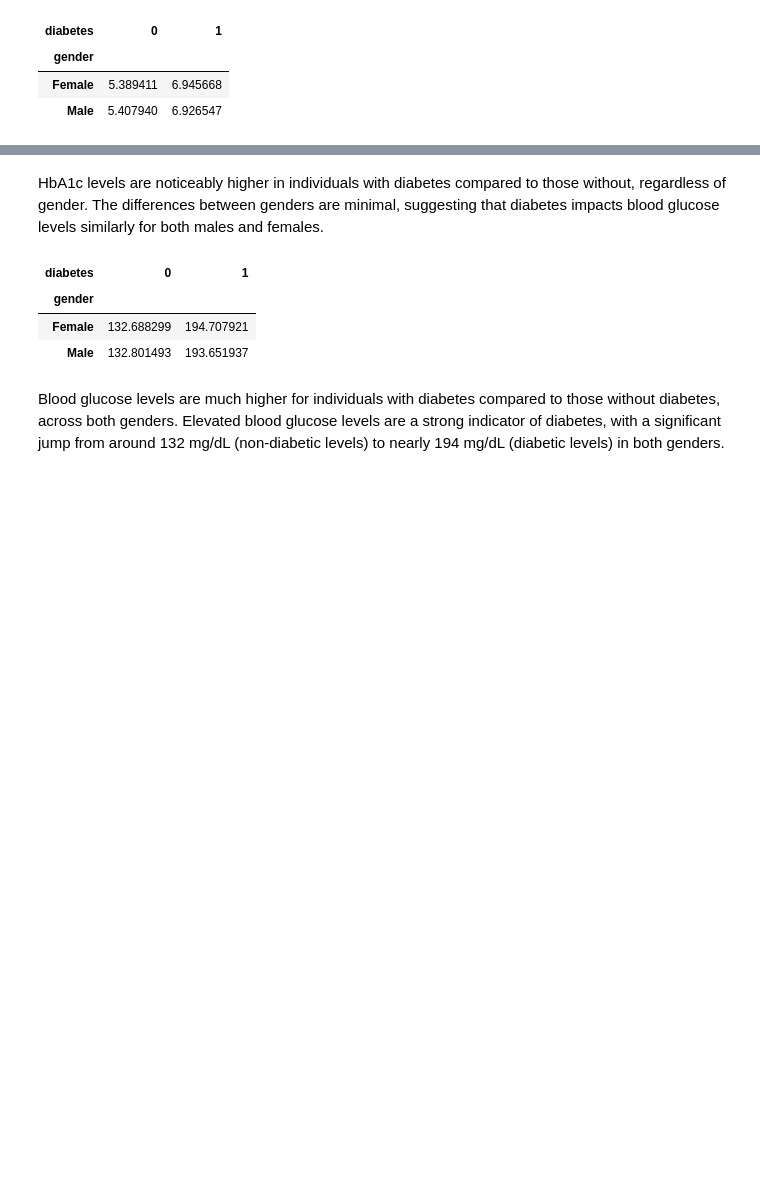
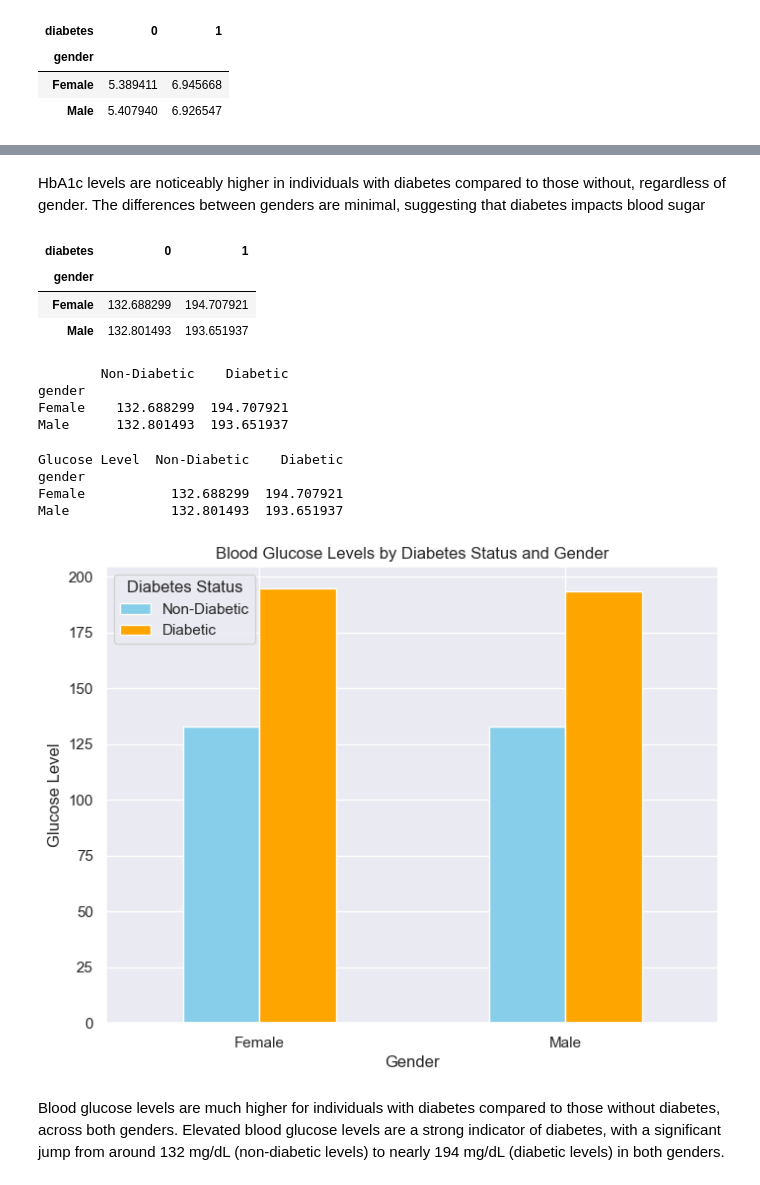
Before and after one commit to horlaralexie/Diabetes-Disease-Project, a Jupyter notebook: DIABETES PREDICTION PROJECT.ipynb, the cells around one changed output, grey strips where cells are left out. Saved outputs shown, nothing was run; the diff lists cells and outputs as text; code cells hidden in the pictures; blank space fills up the shorter version.

```diff
--- a/DIABETES PREDICTION PROJECT.ipynb
+++ b/DIABETES PREDICTION PROJECT.ipynb
@@ -411,6 +459,5 @@ df.pivot_table(index = "gender", columns = "diabetes", values = "glycated_haemog
 # %% [markdown]
-HbA1c levels are noticeably higher in individuals with diabetes compared to those without, regardless of gender.
-The differences between genders are minimal, suggesting that diabetes impacts blood glucose levels similarly for both males and females.
+HbA1c levels are noticeably higher in individuals with diabetes compared to those without, regardless of gender. The differences between genders are minimal, suggesting that diabetes impacts blood sugar
 # %%
 # Mean Blood Glucose Level by gender & hypertension
 df.pivot_table(index = "gender", columns = "diabetes", values = "blood_glucose_level")
@@ -419,6 +466,52 @@ df.pivot_table(index = "gender", columns = "diabetes", values = "blood_glucose_l
 | gender |  |  |
 | Female | 132.688299 | 194.707921 |
 | Male | 132.801493 | 193.651937 |
+# %%
+pivot_table = df.pivot_table(index = "gender", columns = "diabetes", values = "blood_glucose_level")
+
+# Rename the columns to reflect 'Non-Diabetic' and 'Diabetic'
+pivot_table.columns = ['Non-Diabetic', 'Diabetic']
+
+# Display the updated pivot table
+print(pivot_table)
+# %% [output]
+        Non-Diabetic    Diabetic
+gender
+Female    132.688299  194.707921
+Male      132.801493  193.651937
+# %%
+import matplotlib.pyplot as plt
+
+# Create the pivot table
+pivot_table = df.pivot_table(index="gender", columns="diabetes", values="blood_glucose_level")
+
+# Rename the columns to reflect 'Non-Diabetic' and 'Diabetic'
+pivot_table.columns = ['Non-Diabetic', 'Diabetic']
+
+# Label the table with 'Glucose Level'
+pivot_table.columns.name = 'Glucose Level'
+
+# Display the updated pivot table
+print(pivot_table)
+
+# Plotting the bar chart
+pivot_table.plot(kind='bar', figsize=(8, 6), color=['skyblue', 'orange'])
+
+# Adding titles and labels
+plt.title('Blood Glucose Levels by Diabetes Status and Gender')
+plt.xlabel('Gender')
+plt.ylabel('Glucose Level')
+plt.xticks(rotation=0)  # Keeps the x-axis labels horizontal
+plt.legend(title='Diabetes Status')
+
+# Show the plot
+plt.show()
+# %% [output]
+Glucose Level  Non-Diabetic    Diabetic
+gender
+Female           132.688299  194.707921
+Male             132.801493  193.651937
+[figure, added]
 # %% [markdown]
 Blood glucose levels are much higher for individuals with diabetes compared to those without diabetes, across both genders.
 Elevated blood glucose levels are a strong indicator of diabetes, with a significant jump from around 132 mg/dL (non-diabetic levels) to nearly 194 mg/dL (diabetic levels) in both genders.
```
Also changed, not shown: parts of 4 cells of this notebook.
